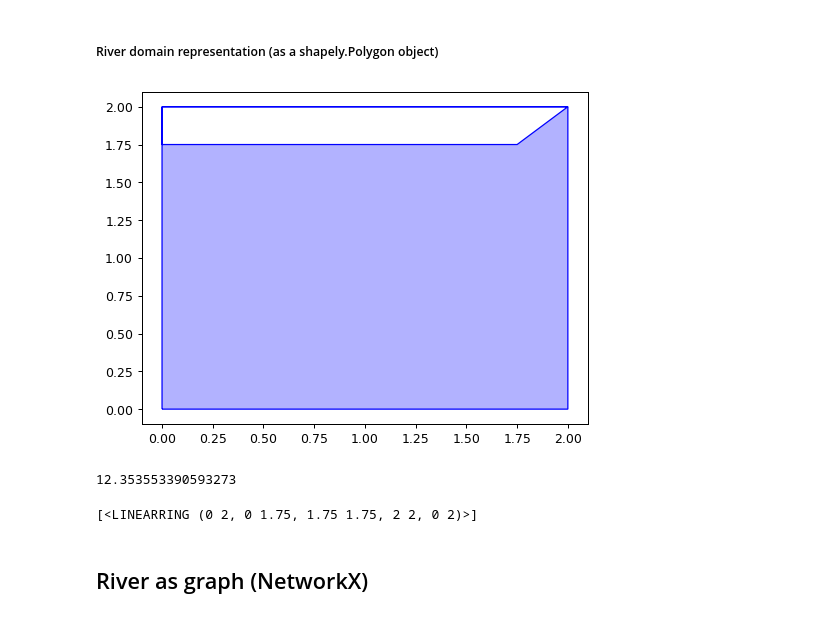
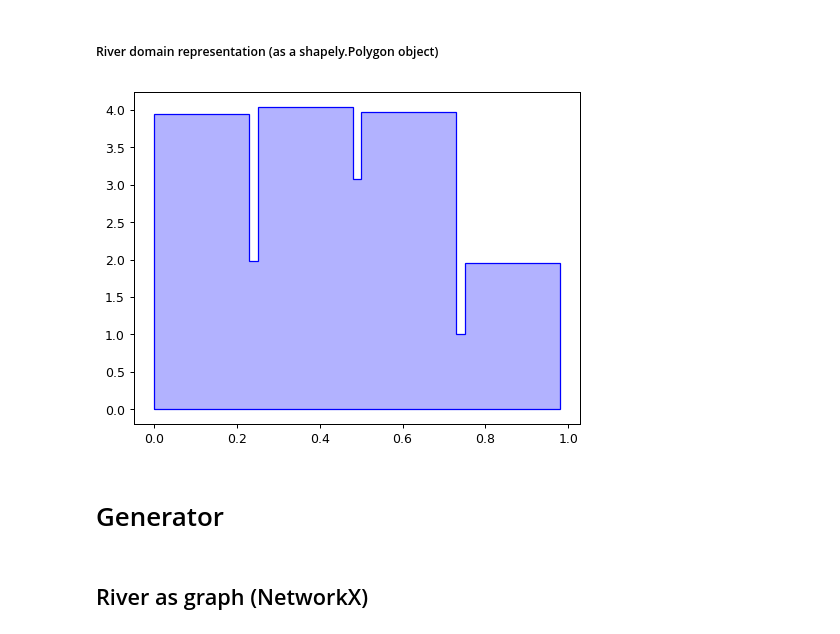
Before and after one commit to KatieBuc/dad, a Jupyter notebook: river_domain.ipynb, the cells around one changed output. Saved outputs shown, nothing was run; the diff lists cells and outputs as text; code cells hidden in the pictures.

Commit message:
WIP: river representation, polygon done

```diff
--- a/river_domain.ipynb
+++ b/river_domain.ipynb
@@ -141,12 +143,19 @@ for i, row in df.iterrows():
         row["x_offset"],
         height=row["Length"],
         bottom=row["upDist"] - row["Length"],
-        width=row["addfunccol"],
+        width=row["addfunccol"] - 0.02,  # epsilon
         align="edge",
         color="skyblue",
         alpha=0.5,
         edgecolor="black",
     )
+    ax.annotate(
+        row["rid"],
+        xy=(
+            row["x_offset"] + 0.5 * row["addfunccol"],
+            row["upDist"] - 0.5 * row["Length"],
+        ),
+    )
 
 plt.show()
 # %% [output]
@@ -170,26 +183,38 @@ df
+# %%
+from itertools import groupby
+
+
+def group_by_x(tuples):
+    sorted_tuples = sorted(tuples, key=lambda point: point[0])
+    groups = []
+
+    for _, group in groupby(sorted_tuples, key=lambda point: point[0]):
+        groups.append(list(group))
+
+    return groups
+# %%
+all_points = sorted([item for sublist in df["box_coord"].values for item in sublist])
+grouped_x = group_by_x(all_points)
+
+new_list = []
+for i, l in enumerate(grouped_x):
+    if i % 2 == 0:
+        new_list.append(l[0])
+        new_list.append(l[-1])
+    else:
+        new_list.append(l[-1])
+        new_list.append(l[0])
 # %%
 # create high-coverage continous domain representation
 from shapely.geometry import Polygon
 from shapely.plotting import plot_polygon, plot_points
 
 fig = plt.figure(1, dpi=90)
-
-# 1: valid polygon
 ax = fig.add_subplot()
-
-ext = [(0, 0), (0, 2), (2, 2), (2, 0), (0, 0)]
-int = [(0, 2), (0, 1.75), (1.75, 1.75), (2, 2), (0, 2)]
-polygon = Polygon(ext, [int])
+int = new_list + [new_list[0]]
+polygon = Polygon(int)
 
 plot_polygon(polygon, ax=ax, add_points=False, color="b")
 plt.show()
 # %% [output]
-[figure, old version]
+[figure, new version]
-# %%
-polygon.length
-# %% [output]
-12.353553390593273
-# %%
-list(polygon.interiors)
-# %% [output]
-[<LINEARRING (0 2, 0 1.75, 1.75 1.75, 2 2, 0 2)>]
@@ -197,0 +221,2 @@ list(polygon.interiors)
+# %% [markdown]
+# Generator
```
Also changed, not shown: parts of 9 cells of this notebook.
